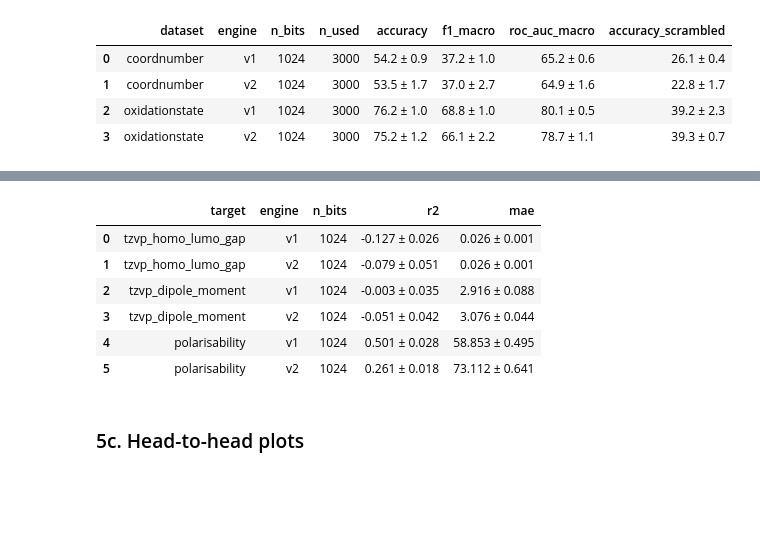
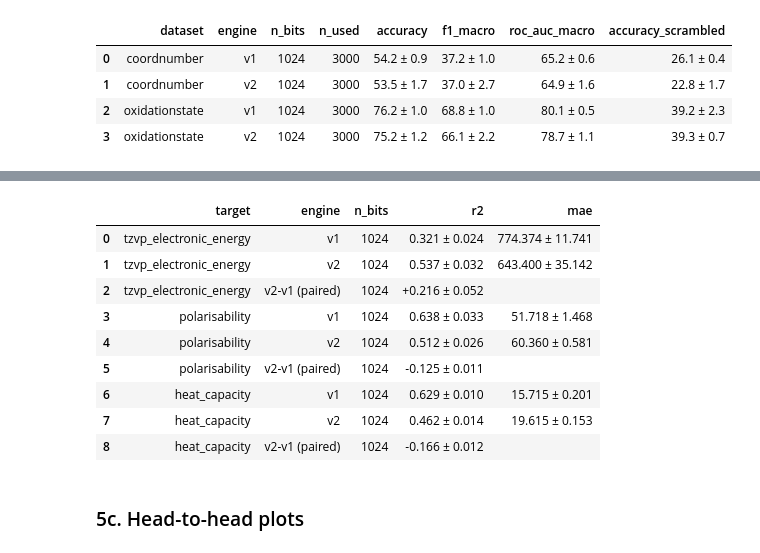
Before and after one commit to TheFreiLab/electrum_val, a Jupyter notebook: 08-electrum-v2-benchmark.ipynb, the cells around one changed output, grey strips where cells are left out. Cells and saved outputs as stored; diff of their text form; code cells hidden in the pictures; blank space fills up the shorter version.

```diff
--- a/08-electrum-v2-benchmark.ipynb
+++ b/08-electrum-v2-benchmark.ipynb
@@ -127,7 +127,7 @@ if QUICK:
     MLP_HIDDEN  = (256, 128, 64)
     MLP_MAXITER = 300
     N_SPLITS    = 3
-    REG_TARGETS = ["tzvp_homo_lumo_gap", "tzvp_dipole_moment", "polarisability"]
+    REG_TARGETS = ["tzvp_electronic_energy", "polarisability", "heat_capacity"]
     REPRO_N     = 200
 else:
     SUBSAMPLE   = None                 # use all rows
@@ -135,9 +135,14 @@ else:
     MLP_HIDDEN  = (512, 256, 128, 64, 32)   # paper architecture
     MLP_MAXITER = 1000
     N_SPLITS    = 3
-    REG_TARGETS = [
+    REG_TARGETS = [   # the paper's full 20-target panel
         "tzvp_lumo_energy", "tzvp_homo_energy", "tzvp_homo_lumo_gap",
-        "tzvp_dipole_moment", "polarisability", "tzvp_electronic_energy",
+        "homo_lumo_gap_delta", "tzvp_electronic_energy", "electronic_energy_delta",
+        "tzvp_dispersion_energy", "dispersion_energy_delta", "enthalpy_energy",
+        "enthalpy_energy_correction", "gibbs_energy", "gibbs_energy_correction",
+        "zpe_correction", "heat_capacity", "entropy", "tzvp_dipole_moment",
+        "dipole_moment_delta", "polarisability", "lowest_vibrational_frequency",
+        "highest_vibrational_frequency",
     ]
     REPRO_N     = 2000
 
@@ -519,31 +535,51 @@ oxidationstate
 # %%
 def run_regression(path, targets):
+    """Paired v1-vs-v2 regression: identical folds, standardised target, early stopping.
+
+    For every target we train both engines on the *same* CV folds, standardise the
+    target on the training split (MLPs are scale-sensitive), and record a per-fold
+    R2 for each engine. Because the folds are matched we can report the *paired*
+    difference (v2 - v1) with its across-fold spread -- the rigorous way to state
+    equivalence.
+    """
     df_full = load_dataset(path, None, need_cols=targets)
     groups_all = df_full["LigandSmiles"].to_numpy()
     nb = BIT_SIZES[-1]
+    feats = {eng: featurize(df_full, eng, nb) for eng in ["v1", "v2"]}
+    ok_both = feats["v1"][1] & feats["v2"][1]          # rows both engines could featurize
+    Xe = {eng: feats[eng][0][ok_both[feats[eng][1]]] for eng in ["v1", "v2"]}
+    groups = groups_all[ok_both]
     rows = []
-    feats = {eng: featurize(df_full, eng, nb) for eng in ["v1", "v2"]}
     for target in targets:
-        y_all = df_full[target].to_numpy()
-        for engine in ["v1", "v2"]:
-            X, ok = feats[engine]
-            y = y_all[ok]; groups = groups_all[ok]
-            bins = pd.qcut(y, q=min(10, len(np.unique(y))), labels=False, duplicates="drop")
-            skf = StratifiedGroupKFold(n_splits=N_SPLITS, shuffle=True, random_state=SEED)
-            r2s, maes = [], []
-            for tr, te in skf.split(X, bins, groups):
-                reg = MLPRegressor(hidden_layer_sizes=MLP_HIDDEN,
-                                   max_iter=MLP_MAXITER, random_state=SEED)
-                reg.fit(X[tr], y[tr]); pred = reg.predict(X[te])
-                r2s.append(r2_score(y[te], pred)); maes.append(mean_absolute_error(y[te], pred))
-            rows.append({"target": target, "engine": engine, "n_bits": nb,
-                         "r2": f"{np.mean(r2s):.3f} ± {np.std(r2s):.3f}",
-                         "mae": f"{np.mean(maes):.3f} ± {np.std(maes):.3f}",
-                         "_r2": np.mean(r2s)})
-            print(f"  {target:24s} {engine} -> R2 {np.mean(r2s):.3f}")
+        y = df_full[target].to_numpy()[ok_both]
+        bins = pd.qcut(y, q=min(10, len(np.unique(y))), labels=False, duplicates="drop")
+        skf = StratifiedGroupKFold(n_splits=N_SPLITS, shuffle=True, random_state=SEED)
+        per = {"v1": [], "v2": []}
+        for tr, te in skf.split(Xe["v1"], bins, groups):
+            sc = StandardScaler().fit(y[tr].reshape(-1, 1))
+            ys = sc.transform(y[tr].reshape(-1, 1)).ravel()
+            for eng in ["v1", "v2"]:
+                reg = MLPRegressor(hidden_layer_sizes=MLP_HIDDEN, max_iter=MLP_MAXITER,
+                                   early_stopping=True, n_iter_no_change=15, random_state=SEED)
+                reg.fit(Xe[eng][tr], ys)
+                pred = sc.inverse_transform(reg.predict(Xe[eng][te]).reshape(-1, 1)).ravel()
+                per[eng].append((r2_score(y[te], pred), mean_absolute_error(y[te], pred)))
+        r2 = {e: np.array([p[0] for p in per[e]]) for e in per}
+        mae = {e: np.array([p[1] for p in per[e]]) for e in per}
+        delta = r2["v2"] - r2["v1"]                    # paired, per fold
+        for eng in ["v1", "v2"]:
+            rows.append({"target": target, "engine": eng, "n_bits": nb,
+                         "r2": f"{r2[eng].mean():.3f} ± {r2[eng].std():.3f}",
+                         "mae": f"{mae[eng].mean():.3f} ± {mae[eng].std():.3f}",
+                         "_r2": r2[eng].mean()})
+        rows.append({"target": target, "engine": "v2-v1 (paired)", "n_bits": nb,
+                     "r2": f"{delta.mean():+.3f} ± {delta.std():.3f}", "mae": "",
+                     "_r2": delta.mean()})
+        print(f"  {target:26s} v1 {r2['v1'].mean():.3f} | v2 {r2['v2'].mean():.3f} "
+              f"| delta {delta.mean():+.3f}")
     return pd.DataFrame(rows)
 
-print("tmQMg regression")
+print("tmQMg regression (paired, standardised target)")
 reg_df = run_regression(DATASETS["tmQMg"]["path"], REG_TARGETS)
 reg_df.drop(columns="_r2").to_csv(
     os.path.join(RESULTS_DIR, "regression_benchmark.csv"), index=False)
@@ -559,10 +592,13 @@ tmQMg regression
 |  | target | engine | n_bits | r2 | mae |
-| 0 | tzvp_homo_lumo_gap | v1 | 1024 | -0.127 ± 0.026 | 0.026 ± 0.001 |
-| 1 | tzvp_homo_lumo_gap | v2 | 1024 | -0.079 ± 0.051 | 0.026 ± 0.001 |
-| 2 | tzvp_dipole_moment | v1 | 1024 | -0.003 ± 0.035 | 2.916 ± 0.088 |
-| 3 | tzvp_dipole_moment | v2 | 1024 | -0.051 ± 0.042 | 3.076 ± 0.044 |
-| 4 | polarisability | v1 | 1024 | 0.501 ± 0.028 | 58.853 ± 0.495 |
-| 5 | polarisability | v2 | 1024 | 0.261 ± 0.018 | 73.112 ± 0.641 |
+| 0 | tzvp_electronic_energy | v1 | 1024 | 0.321 ± 0.024 | 774.374 ± 11.741 |
+| 1 | tzvp_electronic_energy | v2 | 1024 | 0.537 ± 0.032 | 643.400 ± 35.142 |
+| 2 | tzvp_electronic_energy | v2-v1 (paired) | 1024 | +0.216 ± 0.052 |  |
+| 3 | polarisability | v1 | 1024 | 0.638 ± 0.033 | 51.718 ± 1.468 |
+| 4 | polarisability | v2 | 1024 | 0.512 ± 0.026 | 60.360 ± 0.581 |
+| 5 | polarisability | v2-v1 (paired) | 1024 | -0.125 ± 0.011 |  |
+| 6 | heat_capacity | v1 | 1024 | 0.629 ± 0.010 | 15.715 ± 0.201 |
+| 7 | heat_capacity | v2 | 1024 | 0.462 ± 0.014 | 19.615 ± 0.153 |
+| 8 | heat_capacity | v2-v1 (paired) | 1024 | -0.166 ± 0.012 |  |
 # %% [markdown]
 ### 5c. Head-to-head plots
 # %%
```
Also changed, not shown: parts of 5 cells of this notebook, 1 other file.
